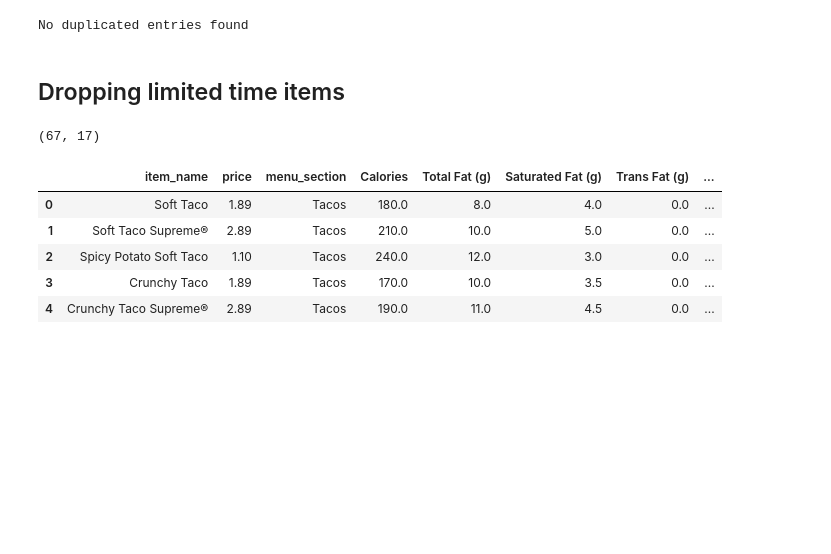
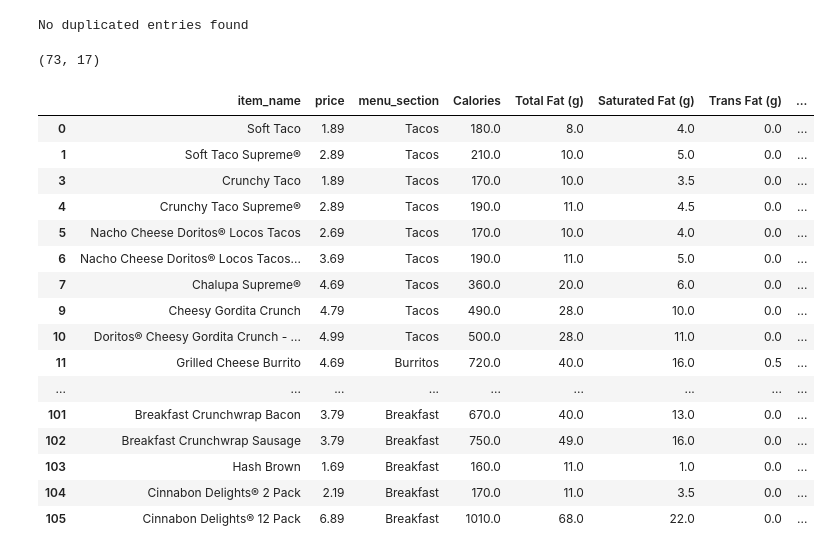
Before and after one commit to ashrifehn/tacobell_menu_optimization, a Jupyter notebook: data_processing/cleaning_taco_bell_indv_items.ipynb, the cells around one changed output. Cells and saved outputs as stored; diff of their text form; code cells hidden in the pictures; blank space fills up the shorter version.

Commit message:
Updating menu data

```diff
--- a/data_processing/cleaning_taco_bell_indv_items.ipynb
+++ b/data_processing/cleaning_taco_bell_indv_items.ipynb
@@ -6,7 +6,8 @@ pd.set_option('display.max_columns', None)
 pd.set_option('display.max_rows', None)
 # %%
 # Reading in the data
-menu_data_df = pd.read_csv("../data/uncleaned_indv_items.csv", index_col=0)
+menu_data_df = pd.read_csv("../data/uncleaned_taco_bell_menu_items.csv", index_col=0)
+
 print(menu_data_df.shape)
 
 menu_data_df.info()
@@ -78,0 +82,25 @@ menu_data_df.head()
+# %%
+# Dropping limited time items
+menu_data_df = menu_data_df.drop(menu_data_df[menu_data_df['item_name']=='Steak and Bacon Grilled Cheese Burrito'].index) # discontinued
+menu_data_df = menu_data_df.drop(menu_data_df[menu_data_df['item_name']=='Strawberry Twists'].index) # discontinued
+menu_data_df = menu_data_df.drop(menu_data_df[menu_data_df['item_name']=='Wild Strawberry Creme Delight Freeze'].index) # discontinued
+menu_data_df = menu_data_df.drop(menu_data_df[menu_data_df['item_name']=='Blue Raspberry Freeze'].index)
+menu_data_df = menu_data_df.drop(menu_data_df[menu_data_df['item_name']=='Breakfast Taco Sausage'].index) # discontinued
+menu_data_df = menu_data_df.drop(menu_data_df[menu_data_df['item_name']=='Breakfast Taco Bacon'].index) # discontinued
+menu_data_df = menu_data_df.drop(menu_data_df[menu_data_df['item_name']=='Breakfast Taco Potato'].index) # discontinued
+menu_data_df = menu_data_df.drop(menu_data_df[menu_data_df['item_name']=='Double Berry Freeze'].index)
+menu_data_df = menu_data_df.drop(menu_data_df[menu_data_df['item_name']=='Bell Breakfast Box'].index)
+
+
+### Removed Item Names ###
+# Steak and Bacon Grilled Cheese Burrito
+# Strawberry Twists
+# Wild Strawberry Creme Delight Freeze
+# Blue Raspberry Freeze
+# Breakfast Taco Sausage
+# Breakfast Taco Bacon
+# Breakfast Taco Potato
+# Double Berry Freeze
+# Bell Breakfast Box
+
+menu_data_df.shape
@@ -111,6 +141,6 @@ duplated_rows
 # %%
 # Removing duplates from item_name column
-menu_data_df = menu_data_df.drop_duplicates(subset=['item_name'])
+menu_data_df = menu_data_df.drop_duplicates(subset=['item_name'], keep="last")
 menu_data_df.shape
 # %% [output]
 (73, 17)
@@ -122,5 +152,3 @@ else:
     print("No duplicated entries found")
 # %% [output]
 No duplicated entries found
-# %% [markdown]
-## Dropping limited time items
@@ -144,13 +155,24 @@ menu_data_df = menu_data_df.drop(menu_data_df[menu_data_df['item_name']=='Breakf
 # %%
 print(menu_data_df.shape)
-menu_data_df.head()
+menu_data_df
 # %% [output]
-(67, 17)
+(73, 17)
 |  | item_name | price | menu_section | Calories | Total Fat (g) | Saturated Fat (g) | Trans Fat (g) | ... |
 | 0 | Soft Taco | 1.89 | Tacos | 180.0 | 8.0 | 4.0 | 0.0 | ... |
 | 1 | Soft Taco Supreme® | 2.89 | Tacos | 210.0 | 10.0 | 5.0 | 0.0 | ... |
-| 2 | Spicy Potato Soft Taco | 1.10 | Tacos | 240.0 | 12.0 | 3.0 | 0.0 | ... |
 | 3 | Crunchy Taco | 1.89 | Tacos | 170.0 | 10.0 | 3.5 | 0.0 | ... |
 | 4 | Crunchy Taco Supreme® | 2.89 | Tacos | 190.0 | 11.0 | 4.5 | 0.0 | ... |
+| 5 | Nacho Cheese Doritos® Locos Tacos | 2.69 | Tacos | 170.0 | 10.0 | 4.0 | 0.0 | ... |
+| 6 | Nacho Cheese Doritos® Locos Tacos... | 3.69 | Tacos | 190.0 | 11.0 | 5.0 | 0.0 | ... |
+| 7 | Chalupa Supreme® | 4.69 | Tacos | 360.0 | 20.0 | 6.0 | 0.0 | ... |
+| 9 | Cheesy Gordita Crunch | 4.79 | Tacos | 490.0 | 28.0 | 10.0 | 0.0 | ... |
+| 10 | Doritos® Cheesy Gordita Crunch - ... | 4.99 | Tacos | 500.0 | 28.0 | 11.0 | 0.0 | ... |
+| 11 | Grilled Cheese Burrito | 4.69 | Burritos | 720.0 | 40.0 | 16.0 | 0.5 | ... |
+| ... | ... | ... | ... | ... | ... | ... | ... | ... |
+| 101 | Breakfast Crunchwrap Bacon | 3.79 | Breakfast | 670.0 | 40.0 | 13.0 | 0.0 | ... |
+| 102 | Breakfast Crunchwrap Sausage | 3.79 | Breakfast | 750.0 | 49.0 | 16.0 | 0.0 | ... |
+| 103 | Hash Brown | 1.69 | Breakfast | 160.0 | 11.0 | 1.0 | 0.0 | ... |
+| 104 | Cinnabon Delights® 2 Pack | 2.19 | Breakfast | 170.0 | 11.0 | 3.5 | 0.0 | ... |
+| 105 | Cinnabon Delights® 12 Pack | 6.89 | Breakfast | 1010.0 | 68.0 | 22.0 | 0.0 | ... |
 # %%
 # Ready to use dataset
```
Also changed, not shown: parts of 8 cells of this notebook, 13 other files.
